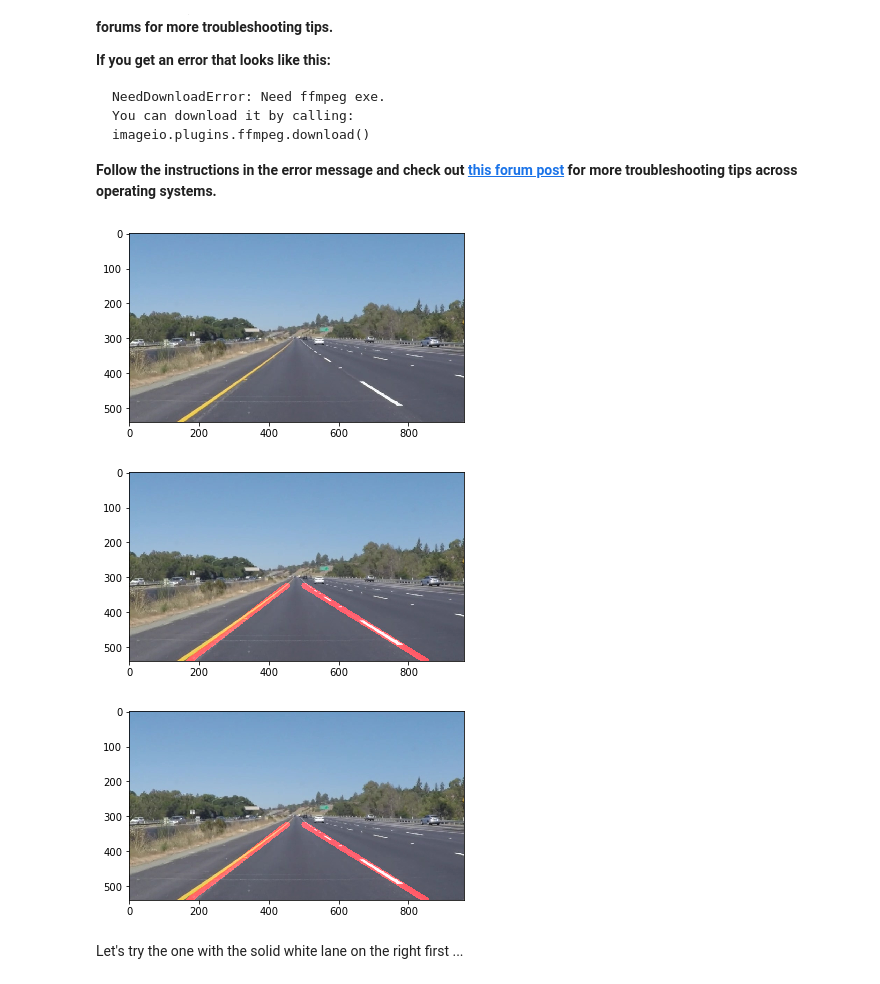
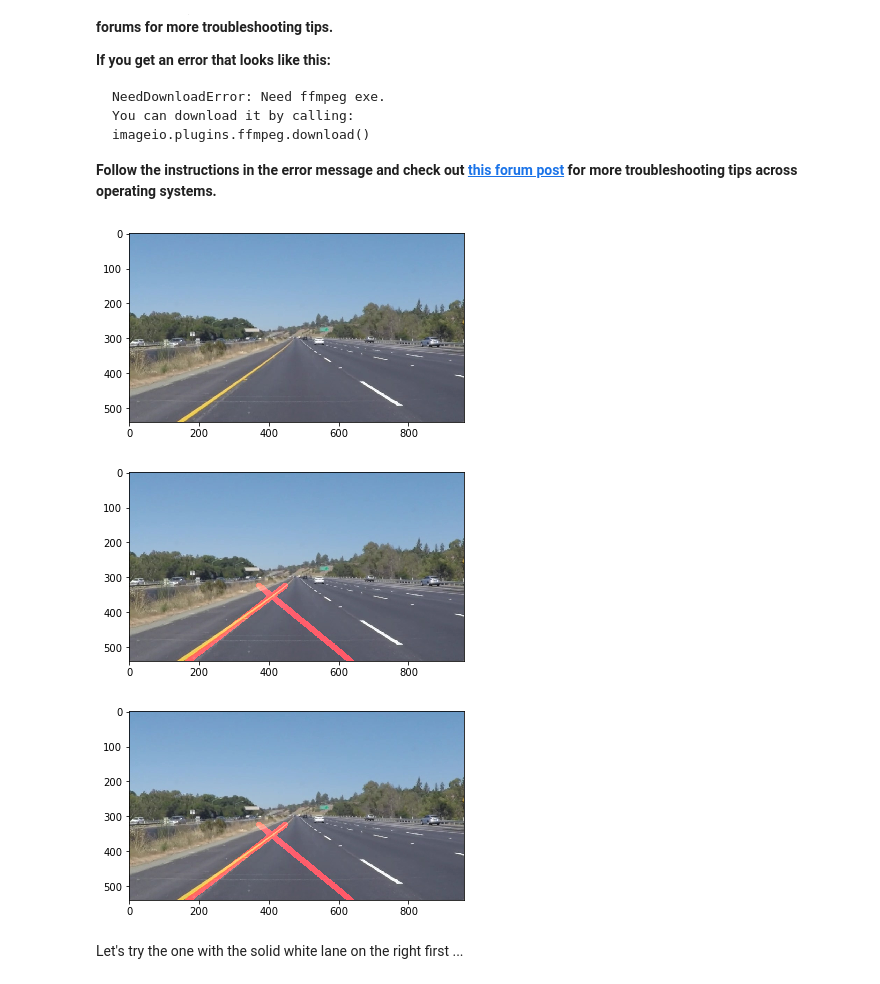
Before and after one commit to gambhir/CarND-LaneLines-P1, a Jupyter notebook: P1.ipynb, the cells around one changed output. Drawn from its saved outputs; the diff is of its cells as text; code cells hidden in the pictures.

```diff
--- a/P1.ipynb
+++ b/P1.ipynb
@@ -194,7 +194,7 @@ def average_slope_intercept(lines):
                 left_lines.append((slope, intercept))
                 left_weights.append((length))
             else:
-                right_lines.append((slope, intercept))
+                right_lines.append((slope+0.2, intercept))
                 right_weights.append((length))
 
     # add more weight to longer lines
@@ -310,7 +310,7 @@ blur_gray = gaussian_blur(gray, kernel_size)
 
 # Define our parameters for Canny and apply
 low_threshold = 50
-high_threshold = 200
+high_threshold = 150
 edges = canny(blur_gray, low_threshold, high_threshold)
 
 
@@ -329,34 +329,34 @@ min_line_length = 5 #minimum number of pixels making up a line
 max_line_gap = 1    # maximum gap in pixels between connectable line segments
 line_image = np.copy(image)*0 # creating a blank to draw lines on
 
 # Run Hough on edge detected image
 # Output "lines" is an array containing endpoints of detected line segments
 #lines = hough_lines(masked_edges, rho, theta, threshold,min_line_length, max_line_gap)
 lines = cv2.HoughLinesP(masked_edges,
                         rho,
                         theta,
                         threshold,
                         np.array([]),
                         min_line_length,
                         max_line_gap)
 
 
 left_line, right_line = lane_lines(image, lines)
 
 left_lines_arr  = deque(maxlen=QUEUE)
 right_lines_arr = deque(maxlen=QUEUE)
 
 left_line  = get_mean_line(left_line,  left_lines_arr)
 right_line = get_mean_line(right_line, right_lines_arr)
 
 
 lines_edges = draw_lines(image, (left_line, right_line), (255,0,0), 15)
 
 plt.imshow(lines_edges)
 plt.show()
 # %% [output]
 [figure]
-[figure, old version]
+[figure, new version]
 # %%
 import matplotlib.pyplot as plt
 import matplotlib.image as mpimg
@@ -384,7 +384,7 @@ def process_image(image):
 
     # Define our parameters for Canny and apply
     low_threshold = 50
-    high_threshold = 200
+    high_threshold = 150
     edges = canny(blur_gray, low_threshold, high_threshold)
 
 
@@ -435,7 +435,7 @@ lane_image = process_image(image)
 plt.imshow(lines_edges)
 plt.show()
 # %% [output]
-[figure, old version]
+[figure, new version]
 # %% [markdown]
 Let's try the one with the solid white lane on the right first ...
 # %%
```
